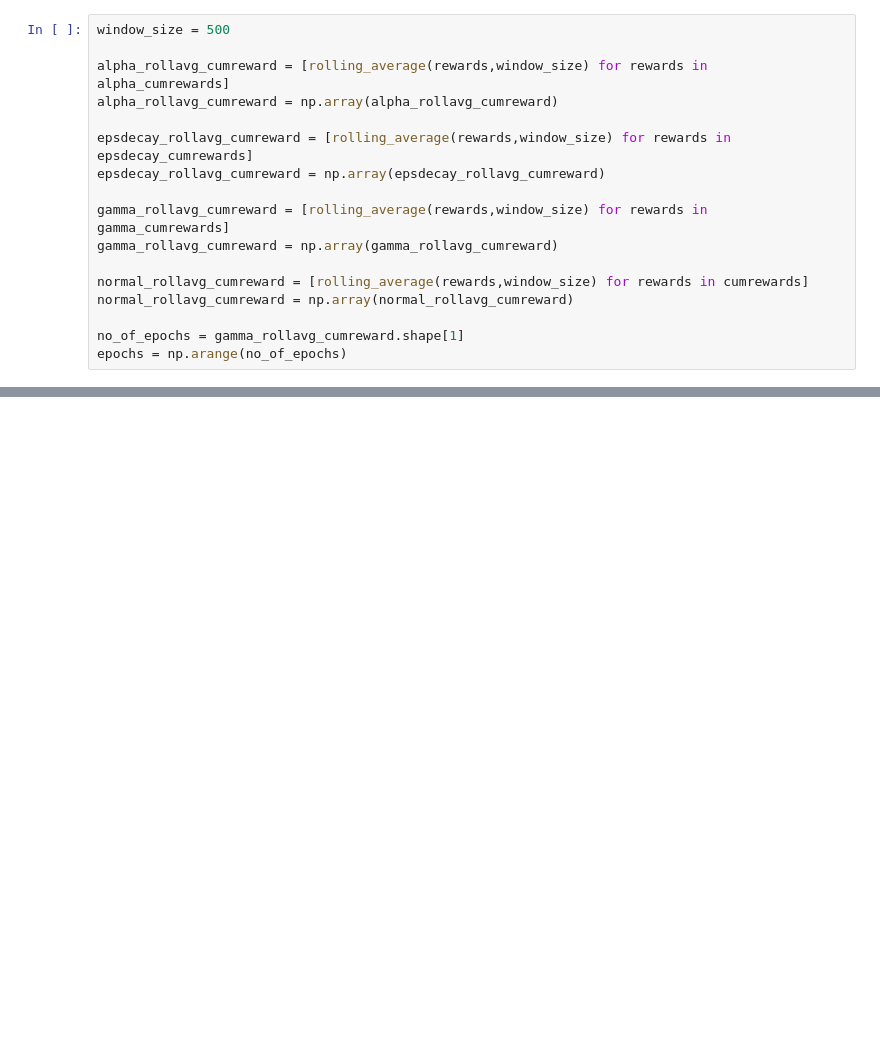
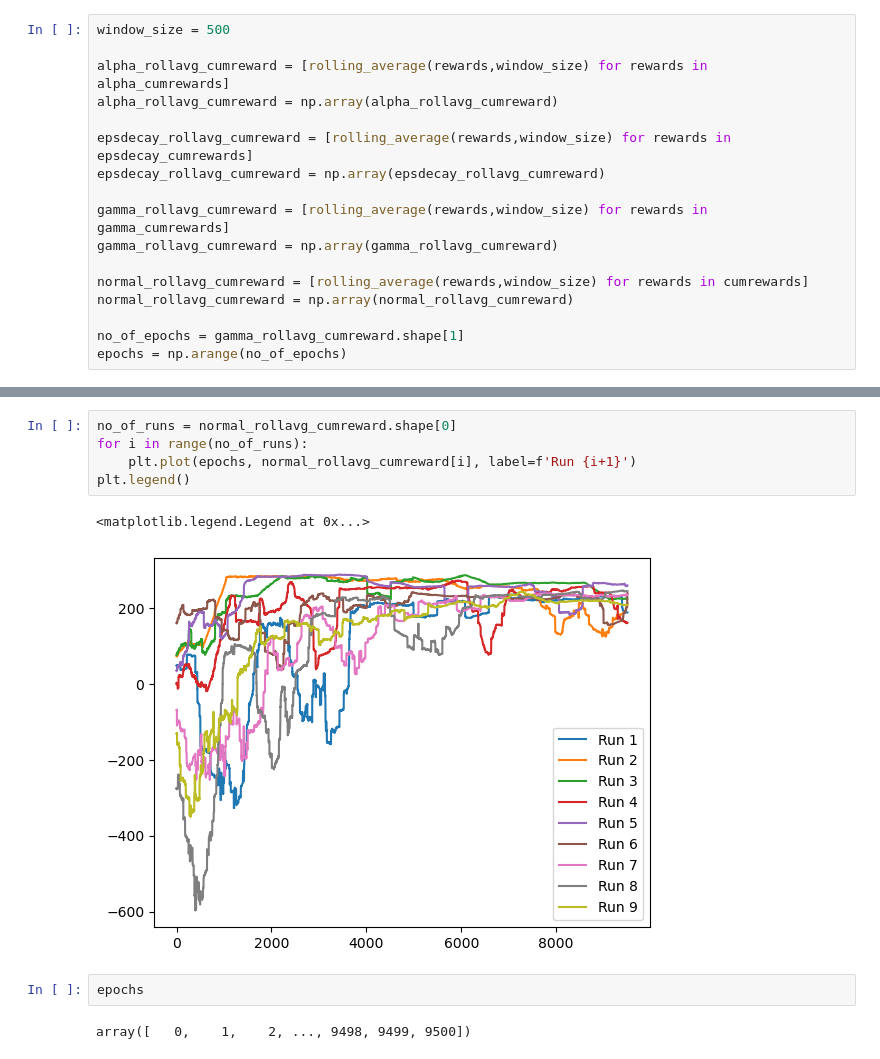
Before and after one commit to tylaar1/MLisDRONE, a Jupyter notebook: plottting_jupyter.ipynb, the cells around one changed output, grey strips where cells are left out. Saved outputs shown, nothing was run; the diff lists cells and outputs as text; blank space fills up the shorter version.

```diff
--- a/plottting_jupyter.ipynb
+++ b/plottting_jupyter.ipynb
@@ -80,3 +102,15 @@ plt.plot(epochs,normal_rollavg_cumreward.mean(axis=0))
+# %%
+no_of_runs = normal_rollavg_cumreward.shape[0]
+for i in range(no_of_runs):
+    plt.plot(epochs, normal_rollavg_cumreward[i], label=f'Run {i+1}')
+plt.legend()
+# %% [output]
+<matplotlib.legend.Legend at 0x...>
+[figure, added]
+# %%
+epochs
+# %% [output]
+array([   0,    1,    2, ..., 9498, 9499, 9500])
 # %%
 fig, ax = plt.subplots(1, 3, figsize=(18, 5))
 
```
Also changed, not shown: parts of 4 cells of this notebook, 4 other files.
